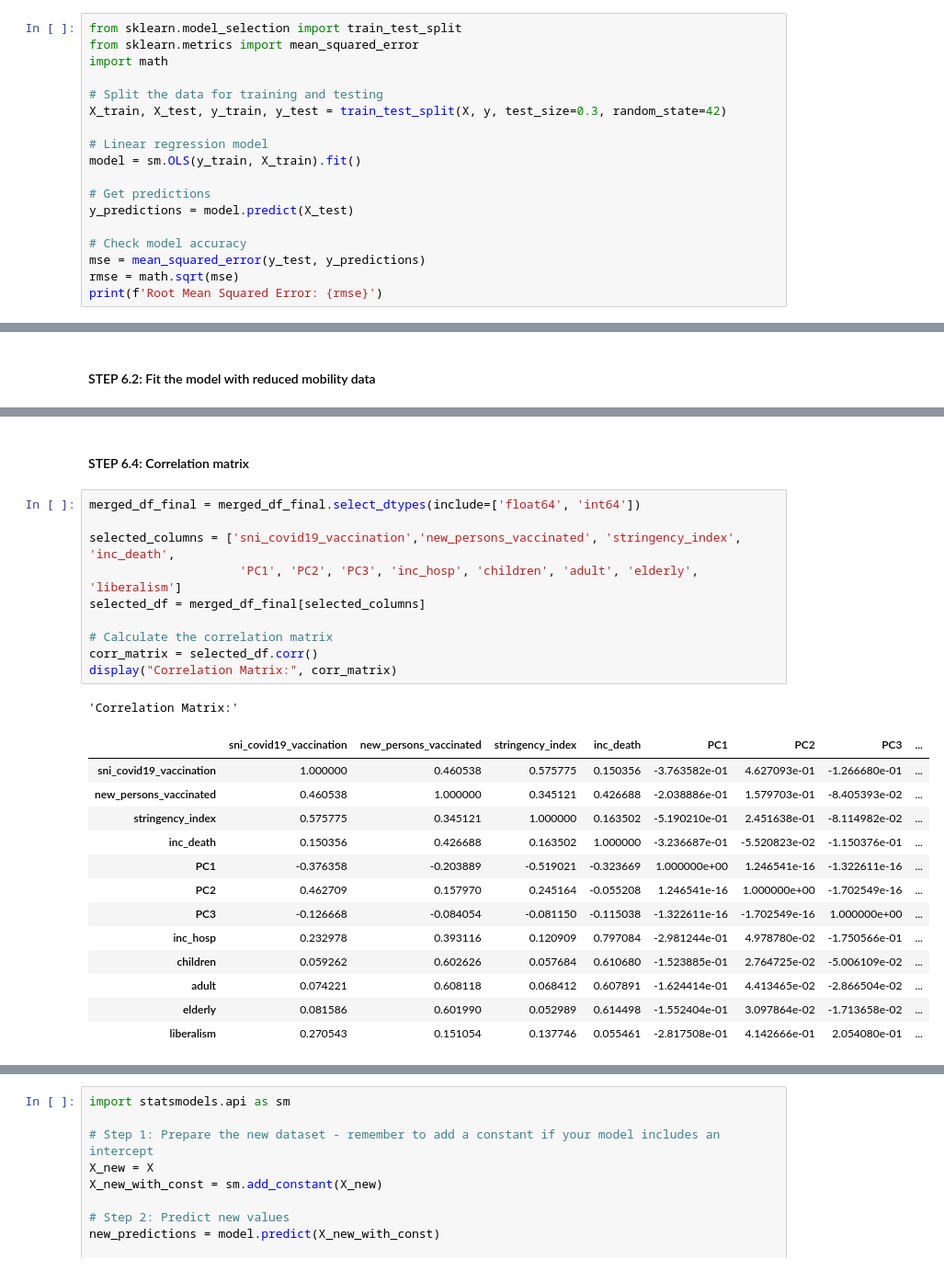
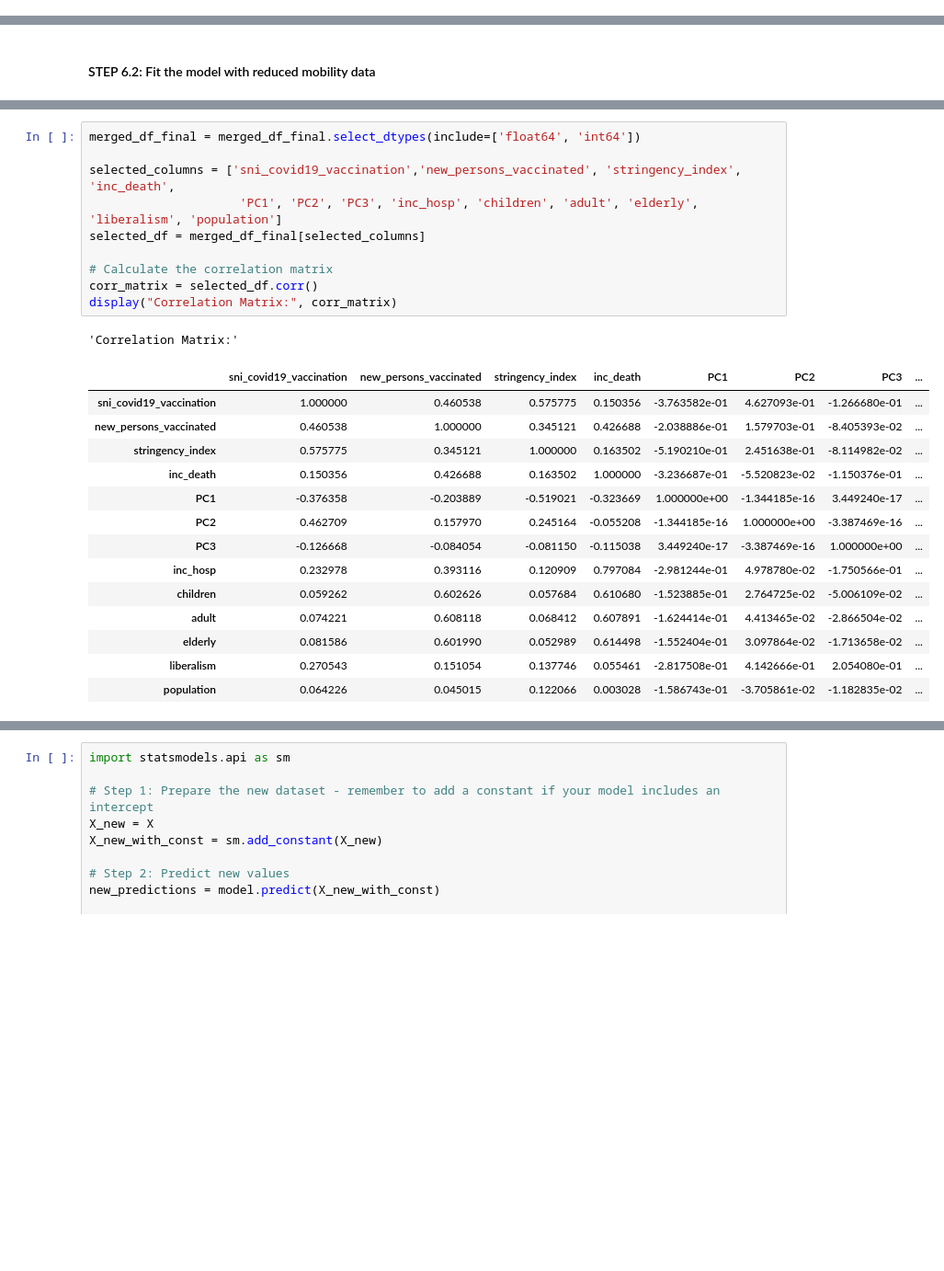
Before and after one commit to eunjeongc/covcast, a Jupyter notebook: Linear Regression.ipynb, the cells around one changed output, grey strips where cells are left out. Shown at 92% size. Saved outputs shown, nothing was run; the diff lists cells and outputs as text; blank space fills up the shorter version.

```diff
--- a/Linear Regression.ipynb
+++ b/Linear Regression.ipynb
@@ -897,18 +901,0 @@ plt.show()
-# %%
-from sklearn.model_selection import train_test_split
-from sklearn.metrics import mean_squared_error
-import math
-
-# Split the data for training and testing
-X_train, X_test, y_train, y_test = train_test_split(X, y, test_size=0.3, random_state=42)
-
-# Linear regression model
-model = sm.OLS(y_train, X_train).fit()
-
-# Get predictions
-y_predictions = model.predict(X_test)
-
-# Check model accuracy
-mse = mean_squared_error(y_test, y_predictions)
-rmse = math.sqrt(mse)
-print(f'Root Mean Squared Error: {rmse}')
@@ -1412,30 +1379,29 @@ Root Mean Squared Error: 99330.70459204946
-# %% [markdown]
-#### STEP 6.4: Correlation matrix
 # %%
 merged_df_final = merged_df_final.select_dtypes(include=['float64', 'int64'])
 
 selected_columns = ['sni_covid19_vaccination','new_persons_vaccinated', 'stringency_index', 'inc_death',
-                     'PC1', 'PC2', 'PC3', 'inc_hosp', 'children', 'adult', 'elderly', 'liberalism']
+                     'PC1', 'PC2', 'PC3', 'inc_hosp', 'children', 'adult', 'elderly', 'liberalism', 'population']
 selected_df = merged_df_final[selected_columns]
 
 # Calculate the correlation matrix
 corr_matrix = selected_df.corr()
 display("Correlation Matrix:", corr_matrix)
 # %% [output]
 'Correlation Matrix:'
 |  | sni_covid19_vaccination | new_persons_vaccinated | stringency_index | inc_death | PC1 | PC2 | PC3 | ... |
 | sni_covid19_vaccination | 1.000000 | 0.460538 | 0.575775 | 0.150356 | -3.763582e-01 | 4.627093e-01 | -1.266680e-01 | ... |
 | new_persons_vaccinated | 0.460538 | 1.000000 | 0.345121 | 0.426688 | -2.038886e-01 | 1.579703e-01 | -8.405393e-02 | ... |
 | stringency_index | 0.575775 | 0.345121 | 1.000000 | 0.163502 | -5.190210e-01 | 2.451638e-01 | -8.114982e-02 | ... |
 | inc_death | 0.150356 | 0.426688 | 0.163502 | 1.000000 | -3.236687e-01 | -5.520823e-02 | -1.150376e-01 | ... |
-| PC1 | -0.376358 | -0.203889 | -0.519021 | -0.323669 | 1.000000e+00 | 1.246541e-16 | -1.322611e-16 | ... |
-| PC2 | 0.462709 | 0.157970 | 0.245164 | -0.055208 | 1.246541e-16 | 1.000000e+00 | -1.702549e-16 | ... |
-| PC3 | -0.126668 | -0.084054 | -0.081150 | -0.115038 | -1.322611e-16 | -1.702549e-16 | 1.000000e+00 | ... |
+| PC1 | -0.376358 | -0.203889 | -0.519021 | -0.323669 | 1.000000e+00 | -1.344185e-16 | 3.449240e-17 | ... |
+| PC2 | 0.462709 | 0.157970 | 0.245164 | -0.055208 | -1.344185e-16 | 1.000000e+00 | -3.387469e-16 | ... |
+| PC3 | -0.126668 | -0.084054 | -0.081150 | -0.115038 | 3.449240e-17 | -3.387469e-16 | 1.000000e+00 | ... |
 | inc_hosp | 0.232978 | 0.393116 | 0.120909 | 0.797084 | -2.981244e-01 | 4.978780e-02 | -1.750566e-01 | ... |
 | children | 0.059262 | 0.602626 | 0.057684 | 0.610680 | -1.523885e-01 | 2.764725e-02 | -5.006109e-02 | ... |
 | adult | 0.074221 | 0.608118 | 0.068412 | 0.607891 | -1.624414e-01 | 4.413465e-02 | -2.866504e-02 | ... |
 | elderly | 0.081586 | 0.601990 | 0.052989 | 0.614498 | -1.552404e-01 | 3.097864e-02 | -1.713658e-02 | ... |
 | liberalism | 0.270543 | 0.151054 | 0.137746 | 0.055461 | -2.817508e-01 | 4.142666e-01 | 2.054080e-01 | ... |
+| population | 0.064226 | 0.045015 | 0.122066 | 0.003028 | -1.586743e-01 | -3.705861e-02 | -1.182835e-02 | ... |
 # %%
 import seaborn as sns
 import matplotlib.pyplot as plt
```
Also changed, not shown: parts of 34 cells of this notebook.
